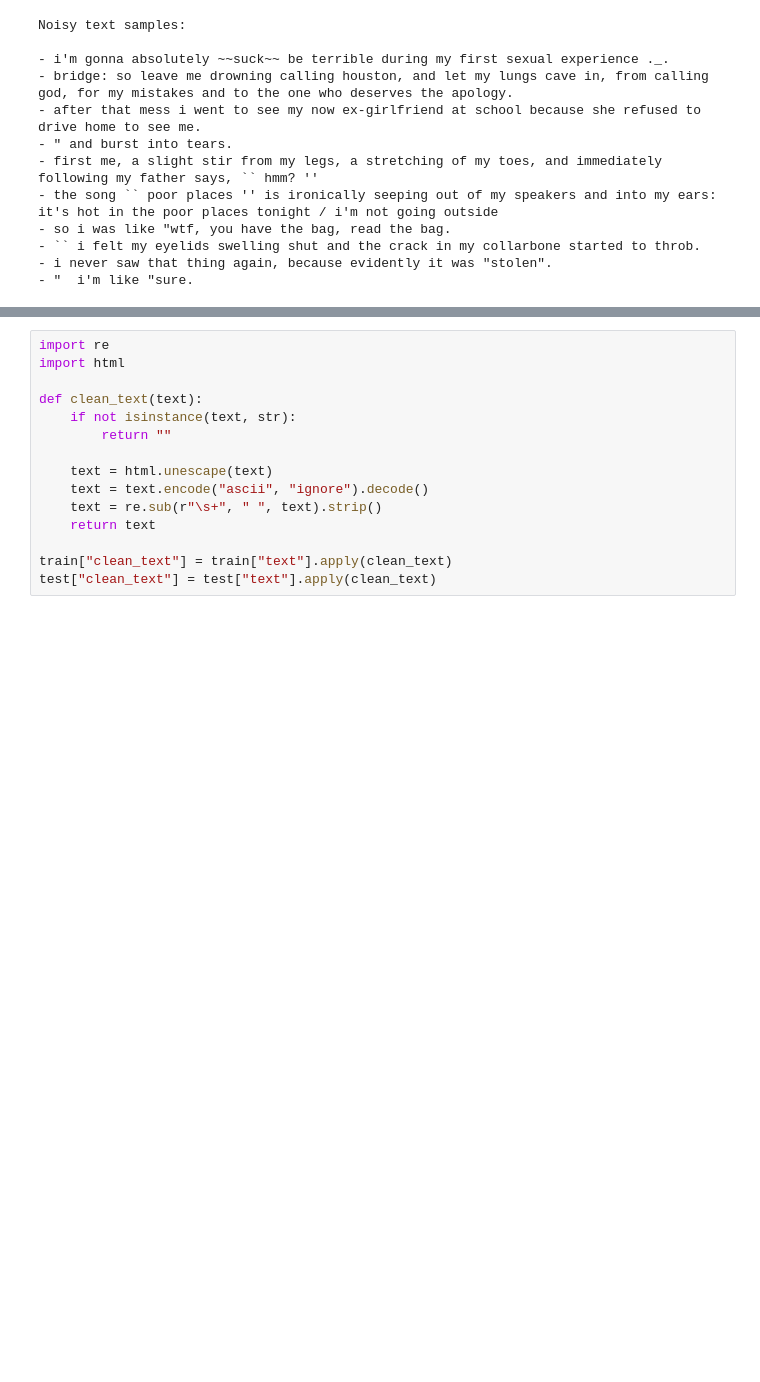
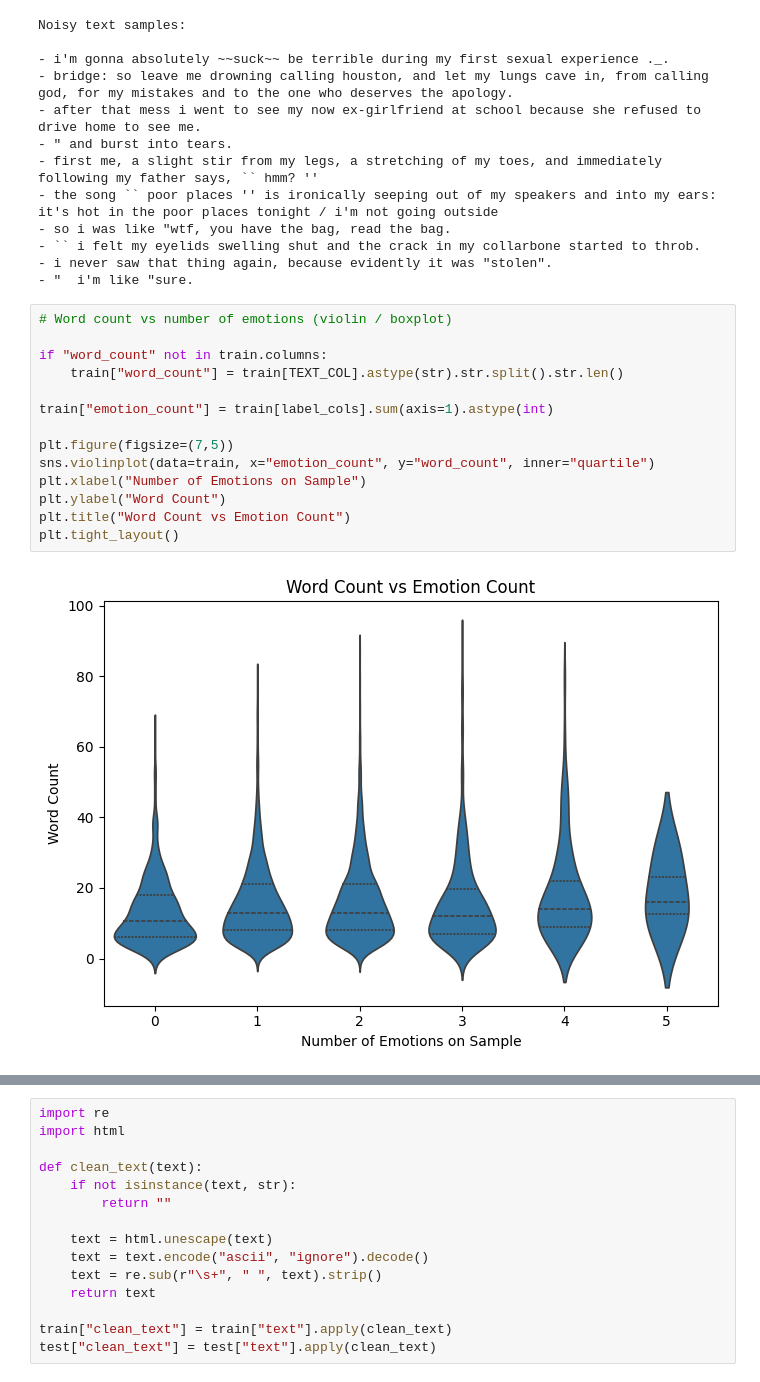
Before and after one commit to 22f3000400/2025-Sep-DLGenAI-Project, a Jupyter notebook: notebooks/dl-22f3000400-notebook-t32025.ipynb, the cells around one changed output, grey strips where cells are left out. Drawn from its saved outputs; the diff is of its cells as text; blank space fills up the shorter version.

```diff
--- a/notebooks/dl-22f3000400-notebook-t32025.ipynb
+++ b/notebooks/dl-22f3000400-notebook-t32025.ipynb
@@ -187,3 +252,19 @@ Noisy text samples:
 - `` i felt my eyelids swelling shut and the crack in my collarbone started to throb.
 - i never saw that thing again, because evidently it was "stolen".
 - "  i'm like "sure.
+# %%
+# Word count vs number of emotions (violin / boxplot)
+
+if "word_count" not in train.columns:
+    train["word_count"] = train[TEXT_COL].astype(str).str.split().str.len()
+
+train["emotion_count"] = train[label_cols].sum(axis=1).astype(int)
+
+plt.figure(figsize=(7,5))
+sns.violinplot(data=train, x="emotion_count", y="word_count", inner="quartile")
+plt.xlabel("Number of Emotions on Sample")
+plt.ylabel("Word Count")
+plt.title("Word Count vs Emotion Count")
+plt.tight_layout()
+# %% [output]
+[figure, added]
```
Also changed, not shown: parts of 15 cells of this notebook.
